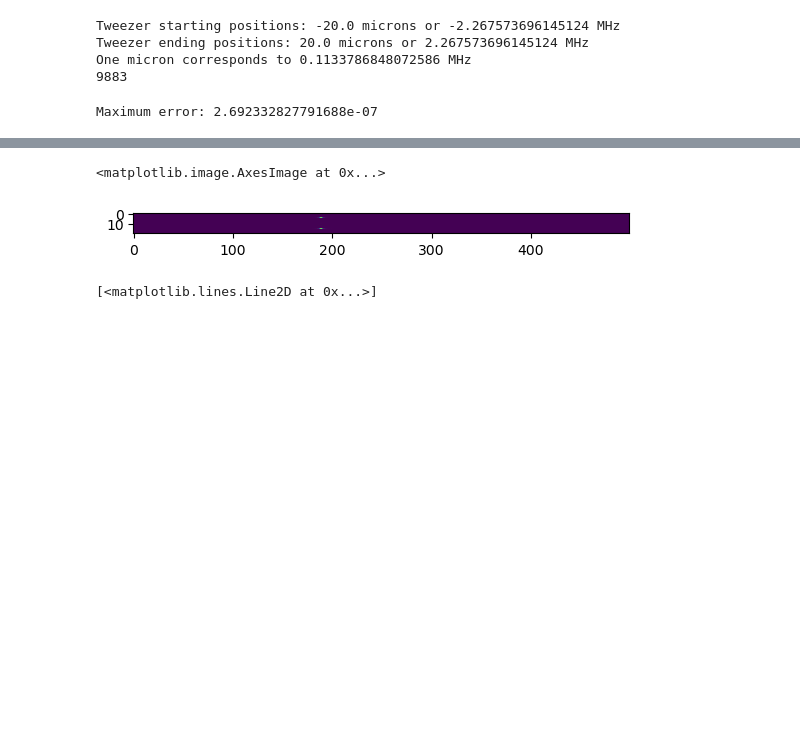
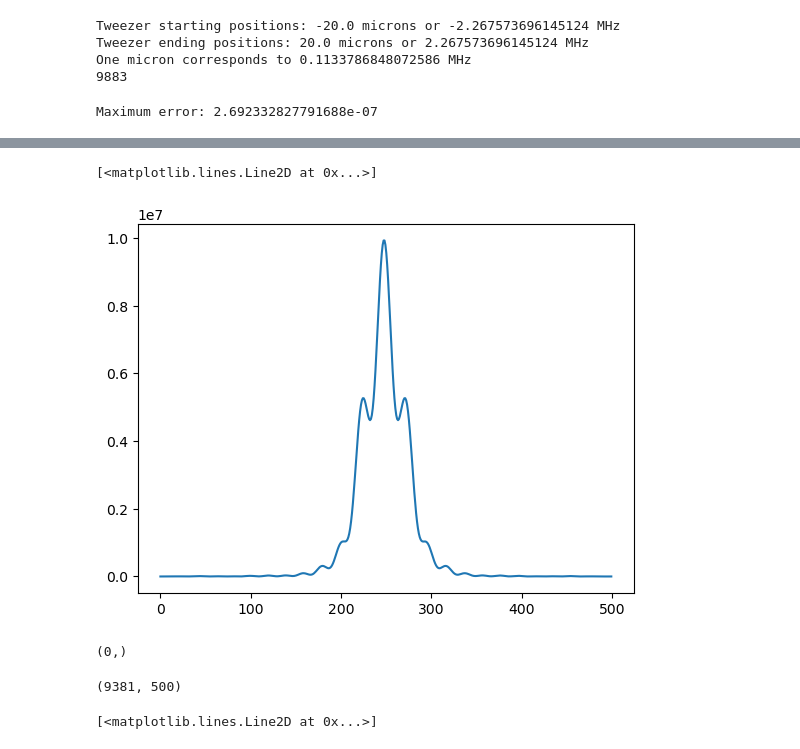
Before and after one commit to nsong03/Ultracold-Research, a Jupyter notebook: TweezerOptimization/AWGwaveformopt_outofplane.ipynb, the cells around one changed output, grey strips where cells are left out. Drawn from its saved outputs; the diff is of its cells as text; code cells hidden in the pictures; blank space fills up the shorter version.

```diff
--- a/TweezerOptimization/AWGwaveformopt_outofplane.ipynb
+++ b/TweezerOptimization/AWGwaveformopt_outofplane.ipynb
@@ -313,28 +313,29 @@ diffractsim.set_backend("CUDA") #Change the string to "CUDA" to use GPU accelera
 
 from diffractsim import MonochromaticField, Lens, nm, mm, cm, RectangularSlit
 # %%
-%%time
 
-test2d = array_1dto2d(AWGinitguessexponential[0:500], 20)
+test2d = array_1dto2d(AWGinitguessexponential[0:500], 21)
 F = MonochromaticField(
-    wavelength = 632.8 * nm, extent_x=20. * mm, extent_y=20. * mm, Nx=500, Ny=20, intensity =2.
+    wavelength = 632.8 * nm, extent_x=numpix_frame * pixelsize_real, extent_y=numpix_frame * pixelsize_real, Nx=500, Ny=21, intensity =2.
 )
 
-for i in range(1,1000):
-    test2d = array_1dto2d(AWGinitguessexponential[i:i+500], 20)
+for i in range(0,2):
+    test2d = array_1dto2d(AWGinitguessexponential[i:i+500], 21)
     F = MonochromaticField(
-        wavelength = 632.8 * nm, extent_x=20. * mm, extent_y=20. * mm, Nx=500, Ny=20, intensity =2.
+        wavelength = 632.8 * nm, extent_x=numpix_frame * pixelsize_real, extent_y=numpix_frame * pixelsize_real, Nx=500, Ny=21, intensity =2.
     )
     F.E = test2d
-    F.add(Lens(focallength))
+    F.add(Lens(focallength, radius = numpix_frame*pixelsize_real / 2))
 
 
     # propagate the field and scale the viewing extent four times: (new_extent_x = old_extent_x * 4 = 80* mm)
     #F.scale_propagate(400*cm, scale_factor = 4)
-    F.zoom_propagate(focallength, x_interval = [startlocation - 1e-5, endlocation+1e-5], y_interval = [- 1e-6, +1e-6])
+    F.zoom_propagate(focallength-5e-6, x_interval = [startlocation - 1e-5, startlocation+1e-5], y_interval = [- 1e-6, +1e-6])
 
 
     # plot the intensity
     I = F.get_intensity()
-# F.plot_intensity(I, square_root = True, units = mm, grid = True, figsize = (14,5), slice_y_pos = 0*mm)
+F.plot_intensity(I, square_root = True, units = mm, grid = True, figsize = (14,5), slice_y_pos = 0*mm)
+
+plt.plot(I[len(I-1)//2].get())
 # %% [output]
@@ -342,5 +345,5 @@ Wall time: 4.76 s
 # %%
-plt.imshow(I.get())
+plt.plot(I[9].get())
 # %% [output]
-<matplotlib.image.AxesImage at 0x...>
+[<matplotlib.lines.Line2D at 0x...>]
-[figure, old version]
+[figure, new version]
@@ -347,3 +414,12 @@ plt.imshow(I.get())
+# %%
+shotsout = retrieve_oop_potentials(AWGinitguessexponential, cp.array([-1e-6, -2e-6,-3e-6,]), 20, cp.array([1e-5, 1e-7]),
+                                   globalvariables, 10)
+# %% [output]
+(0,)
+# %%
+cp.shape(shotsout[0])
+# %% [output]
+(9381, 500)
 # %%
 field = EField(globalvariables)
 E0 = AWGinitguessexponential[0:500] * lens(focallength, globalvariables)
```
Also changed, not shown: parts of 2 cells of this notebook, 2 other files.
